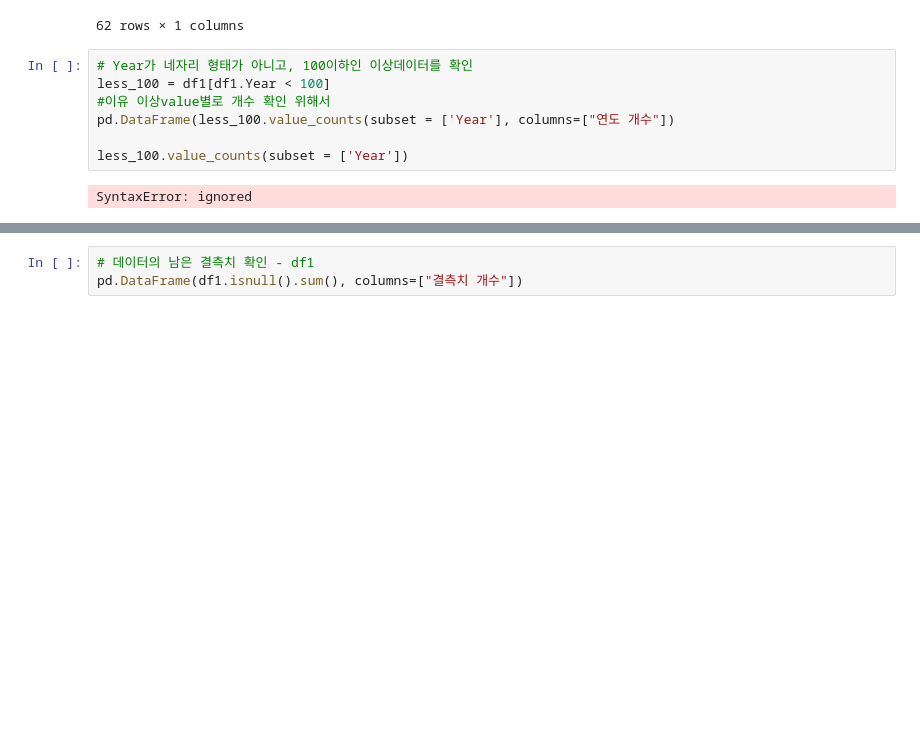
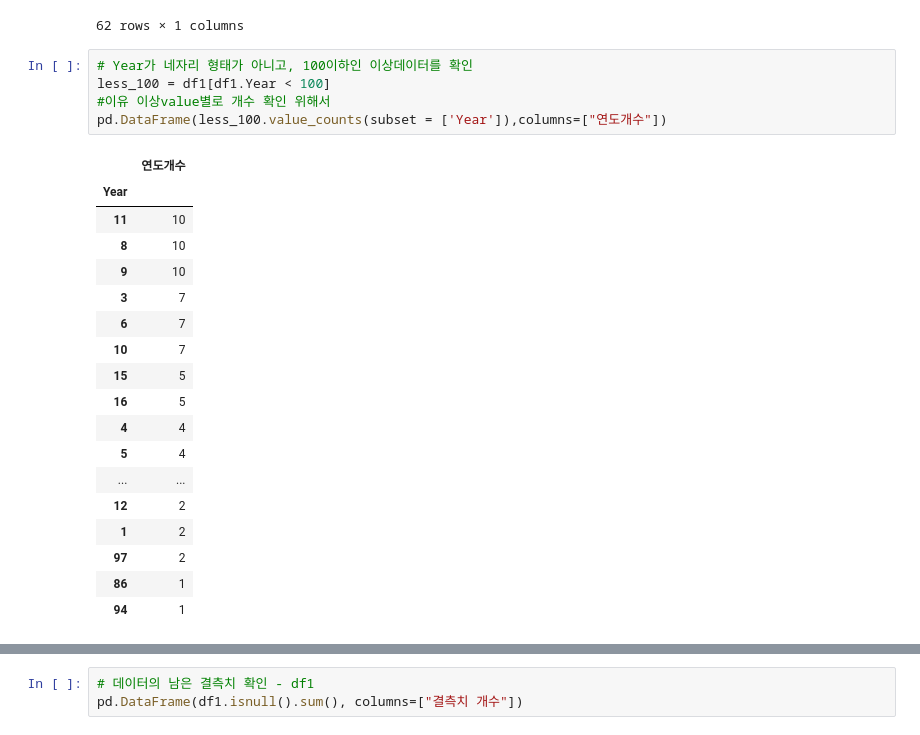
Before and after one commit to severancej/colorful_project, a Jupyter notebook: AI_14_장지은_Section1.ipynb, the cells around one changed output, grey strips where cells are left out. Saved outputs shown, nothing was run; the diff lists cells and outputs as text; blank space fills up the shorter version.

```diff
--- a/AI_14_장지은_Section1.ipynb
+++ b/AI_14_장지은_Section1.ipynb
@@ -161,9 +201,24 @@ pd.DataFrame(df1.value_counts(subset = ['Year']), columns=["연도 개수"])
 # %%
 # Year가 네자리 형태가 아니고, 100이하인 이상데이터를 확인
 less_100 = df1[df1.Year < 100]
 #이유 이상value별로 개수 확인 위해서
-pd.DataFrame(less_100.value_counts(subset = ['Year'], columns=["연도 개수"])
-
-less_100.value_counts(subset = ['Year'])
+pd.DataFrame(less_100.value_counts(subset = ['Year']),columns=["연도개수"])
 # %% [output]
-SyntaxError: ignored
+|  | 연도개수 |
+| Year |  |
+| 11 | 10 |
+| 8 | 10 |
+| 9 | 10 |
+| 3 | 7 |
+| 6 | 7 |
+| 10 | 7 |
+| 15 | 5 |
+| 16 | 5 |
+| 4 | 4 |
+| 5 | 4 |
+| ... | ... |
+| 12 | 2 |
+| 1 | 2 |
+| 97 | 2 |
+| 86 | 1 |
+| 94 | 1 |
```
Also changed, not shown: parts of 7 cells of this notebook.
